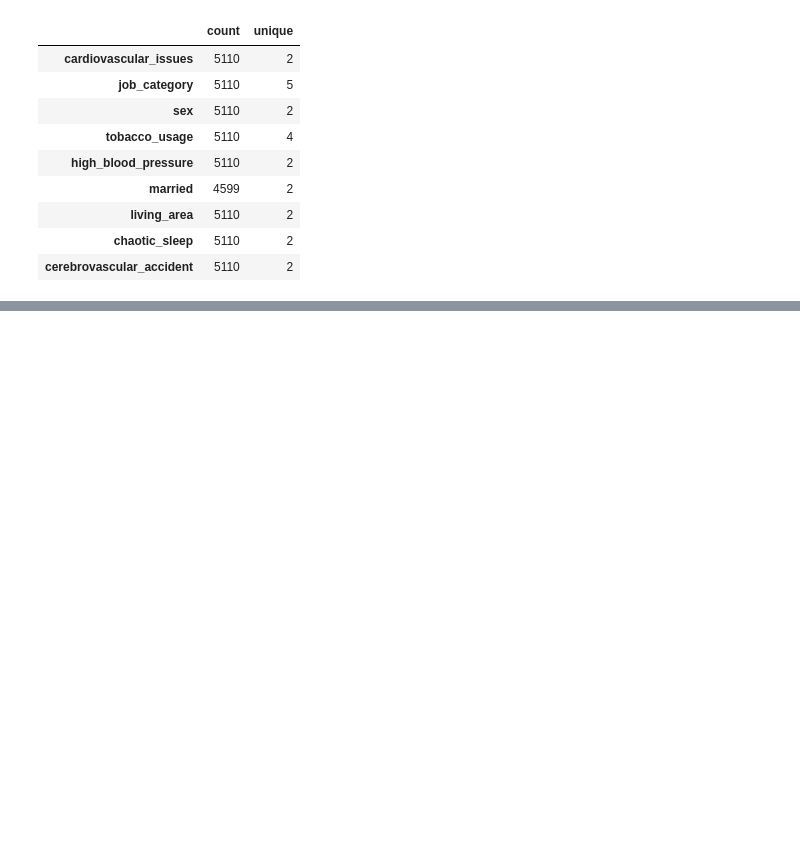
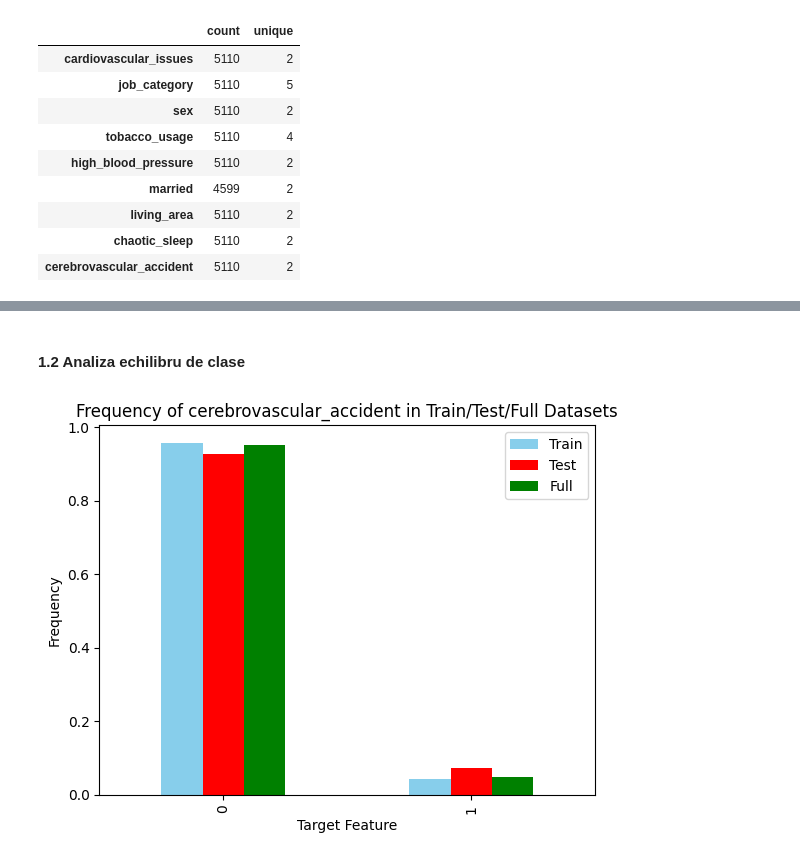
Before and after one commit to Earthbert/IA-project2, a Jupyter notebook: project.ipynb, the cells around one changed output, grey strips where cells are left out. Cells and saved outputs as stored; diff of their text form; code cells hidden in the pictures; blank space fills up the shorter version.

```diff
--- a/project.ipynb
+++ b/project.ipynb
@@ -30,0 +39,15 @@ def show_boxplot(data: pd.DataFrame, features: list[str]):
+# %%
+def plot_target_feature(train_data: pd.DataFrame, test_data: pd.DataFrame, full_data: pd.DataFrame, target_feature: str):
+    train_target_freq = train_data[target_feature].value_counts(normalize=True)
+    test_target_freq = test_data[target_feature].value_counts(normalize=True)
+    full_target_freq = full_data[target_feature].value_counts(normalize=True)
+
+    target_freq_df = pd.DataFrame({'Train': train_target_freq,
+                                   'Test': test_target_freq,
+                                   'Full': full_target_freq})
+
+    target_freq_df.plot.bar(color=['skyblue', 'red', 'green'])
+    plt.xlabel('Target Feature')
+    plt.ylabel('Frequency')
+    plt.title(f'Frequency of {target_feature} in Train/Test/Full Datasets')
+    plt.show()
@@ -91,0 +154,6 @@ plot_category_features(full_data, category_features)
+# %% [markdown]
+#### 1.2 Analiza echilibru de clase
+# %%
+plot_target_feature(avc_train_data, avc_test_data, avc_full_data, avc_target_category)
+# %% [output]
+[figure, added]
```
Also changed, not shown: parts of 40 cells of this notebook.
